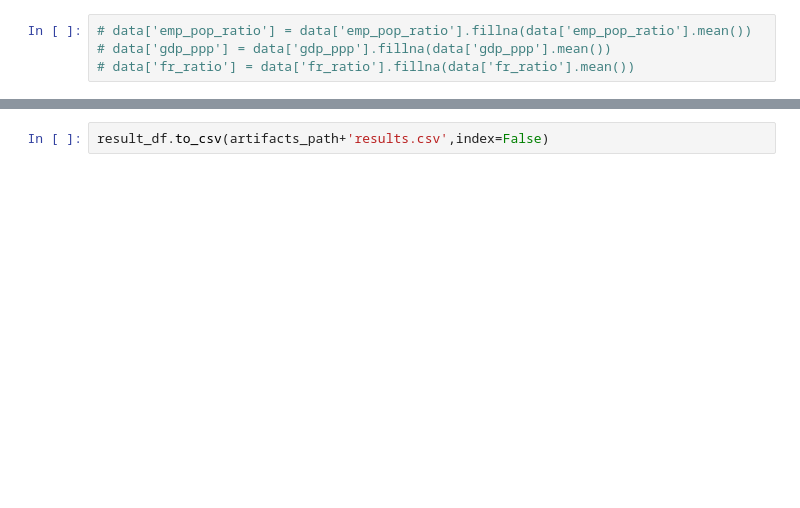
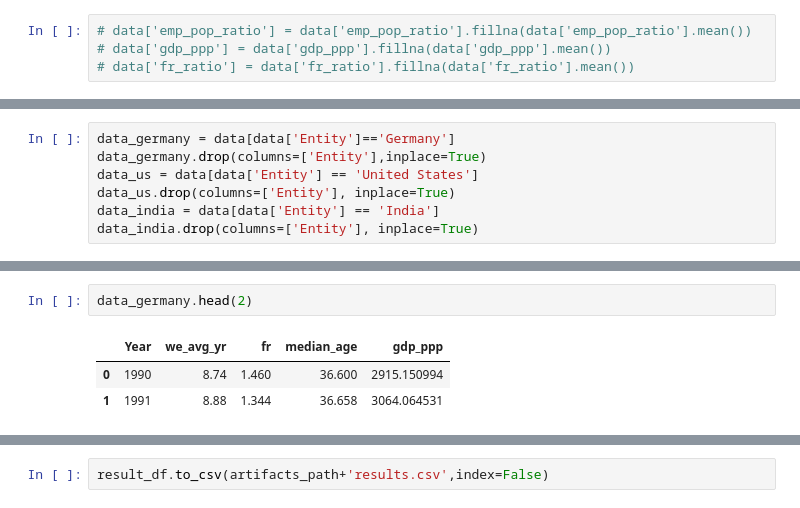
Before and after one commit to sathyaNEU/eco-gdp-predictor, a Jupyter notebook: notebook/model/start.ipynb, the cells around one changed output, grey strips where cells are left out. Cells and saved outputs as stored; diff of their text form; blank space fills up the shorter version.

```diff
--- a/notebook/model/start.ipynb
+++ b/notebook/model/start.ipynb
@@ -299,0 +29,7 @@ pred_data_df = pd.DataFrame(pred_data)
+# %%
+data_germany = data[data['Entity']=='Germany']
+data_germany.drop(columns=['Entity'],inplace=True)
+data_us = data[data['Entity'] == 'United States']
+data_us.drop(columns=['Entity'], inplace=True)
+data_india = data[data['Entity'] == 'India']
+data_india.drop(columns=['Entity'], inplace=True)
@@ -299,0 +49,6 @@ pred_data_df = pd.DataFrame(pred_data)
+# %%
+data_germany.head(2)
+# %% [output]
+|  | Year | we_avg_yr | fr | median_age | gdp_ppp |
+| 0 | 1990 | 8.74 | 1.460 | 36.600 | 2915.150994 |
+| 1 | 1991 | 8.88 | 1.344 | 36.658 | 3064.064531 |
```
Also changed, not shown: parts of 54 cells of this notebook, 10 other files.
